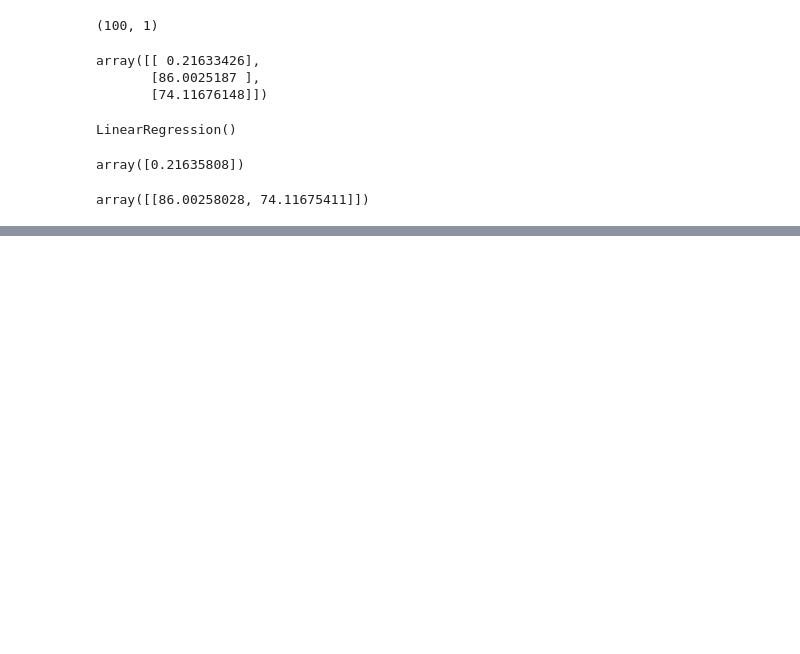
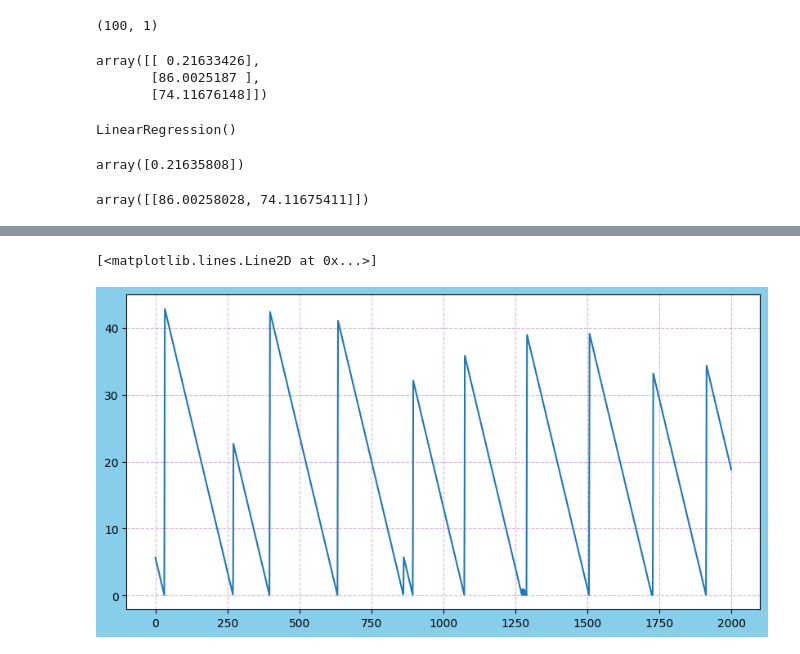
Before and after one commit to LuchianPeledutse/ML, a Jupyter notebook: Machine_learning_intro.ipynb, the cells around one changed output, grey strips where cells are left out. Saved outputs shown, nothing was run; the diff lists cells and outputs as text; code cells hidden in the pictures; blank space fills up the shorter version.

```diff
--- a/Machine_learning_intro.ipynb
+++ b/Machine_learning_intro.ipynb
@@ -79,0 +192,9 @@ array([[86.00258028, 74.11675411]])
+# %%
+error_figure = plt.figure(figsize = (10,5),facecolor = 'skyblue')
+error_ax = error_figure.add_subplot()
+error_ax.grid(linestyle = '--',c = 'purple',alpha = 0.3)
+
+error_ax.plot([k for k in range(len(rosenb.errors))],rosenb.errors)
+# %% [output]
+[<matplotlib.lines.Line2D at 0x...>]
+[figure, added]
```
Also changed, not shown: parts of 29 cells of this notebook.
